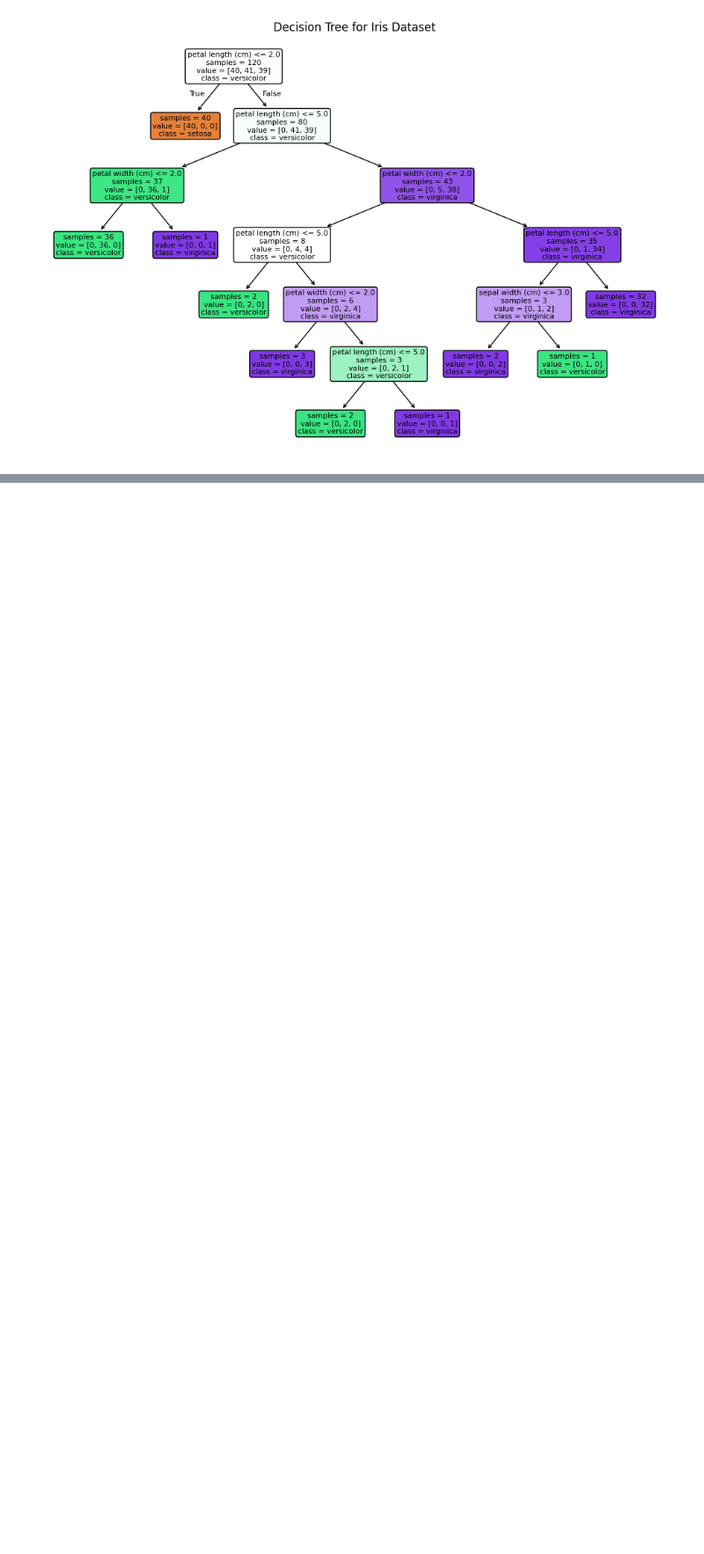
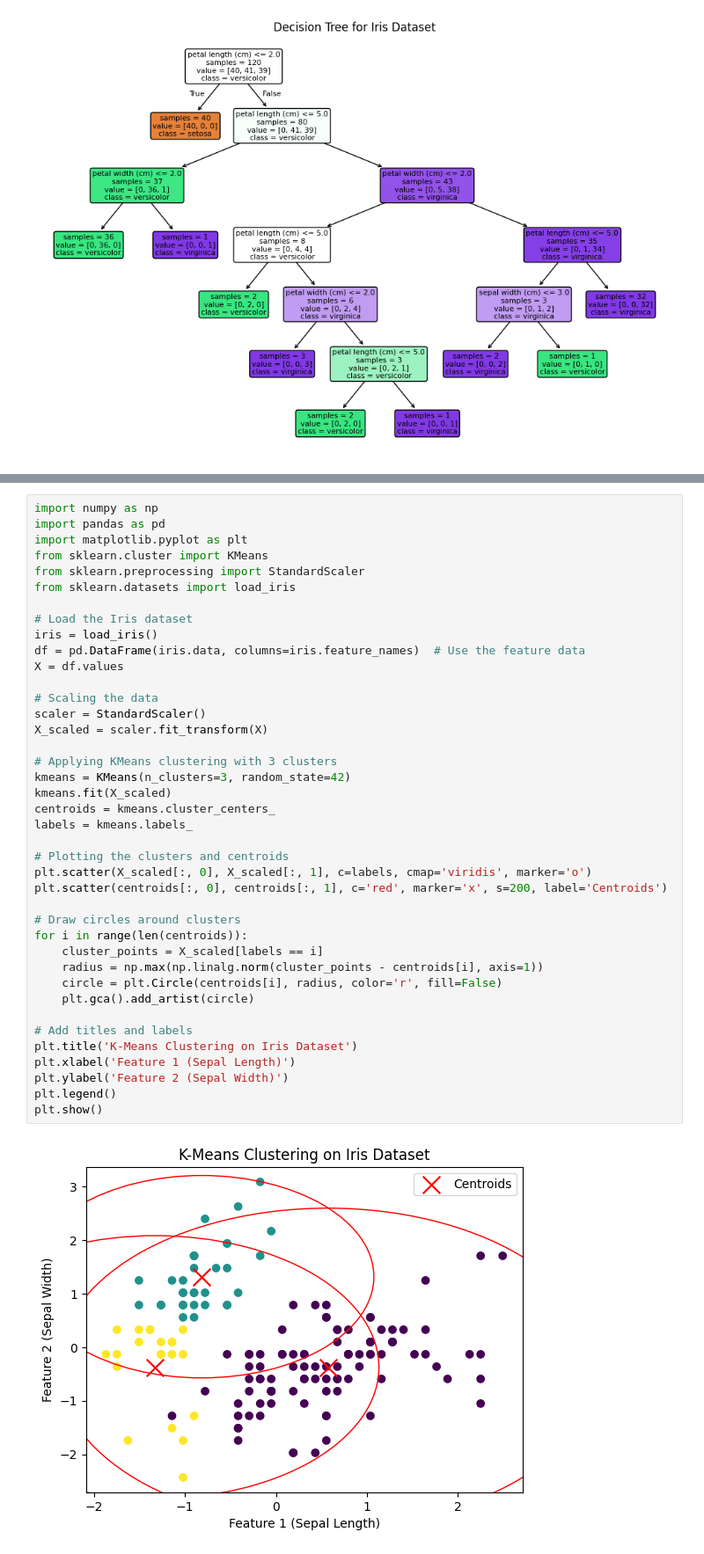
Before and after one commit to risav-pyakurel/Python, a Jupyter notebook: DataWareHouse.ipynb, the cells around one changed output, grey strips where cells are left out. Shown: that part at 88% size. Drawn from its saved outputs; the diff is of its cells as text; blank space fills up the shorter version.

```diff
--- a/DataWareHouse.ipynb
+++ b/DataWareHouse.ipynb
@@ -614,0 +678,42 @@ plt.show()
+# %%
+import numpy as np
+import pandas as pd
+import matplotlib.pyplot as plt
+from sklearn.cluster import KMeans
+from sklearn.preprocessing import StandardScaler
+from sklearn.datasets import load_iris
+
+# Load the Iris dataset
+iris = load_iris()
+df = pd.DataFrame(iris.data, columns=iris.feature_names)  # Use the feature data
+X = df.values
+
+# Scaling the data
+scaler = StandardScaler()
+X_scaled = scaler.fit_transform(X)
+
+# Applying KMeans clustering with 3 clusters
+kmeans = KMeans(n_clusters=3, random_state=42)
+kmeans.fit(X_scaled)
+centroids = kmeans.cluster_centers_
+labels = kmeans.labels_
+
+# Plotting the clusters and centroids
+plt.scatter(X_scaled[:, 0], X_scaled[:, 1], c=labels, cmap='viridis', marker='o')
+plt.scatter(centroids[:, 0], centroids[:, 1], c='red', marker='x', s=200, label='Centroids')
+
+# Draw circles around clusters
+for i in range(len(centroids)):
+    cluster_points = X_scaled[labels == i]
+    radius = np.max(np.linalg.norm(cluster_points - centroids[i], axis=1))
+    circle = plt.Circle(centroids[i], radius, color='r', fill=False)
+    plt.gca().add_artist(circle)
+
+# Add titles and labels
+plt.title('K-Means Clustering on Iris Dataset')
+plt.xlabel('Feature 1 (Sepal Length)')
+plt.ylabel('Feature 2 (Sepal Width)')
+plt.legend()
+plt.show()
+# %% [output]
+[figure, added]
```
Also changed, not shown: parts of 2 cells of this notebook.
